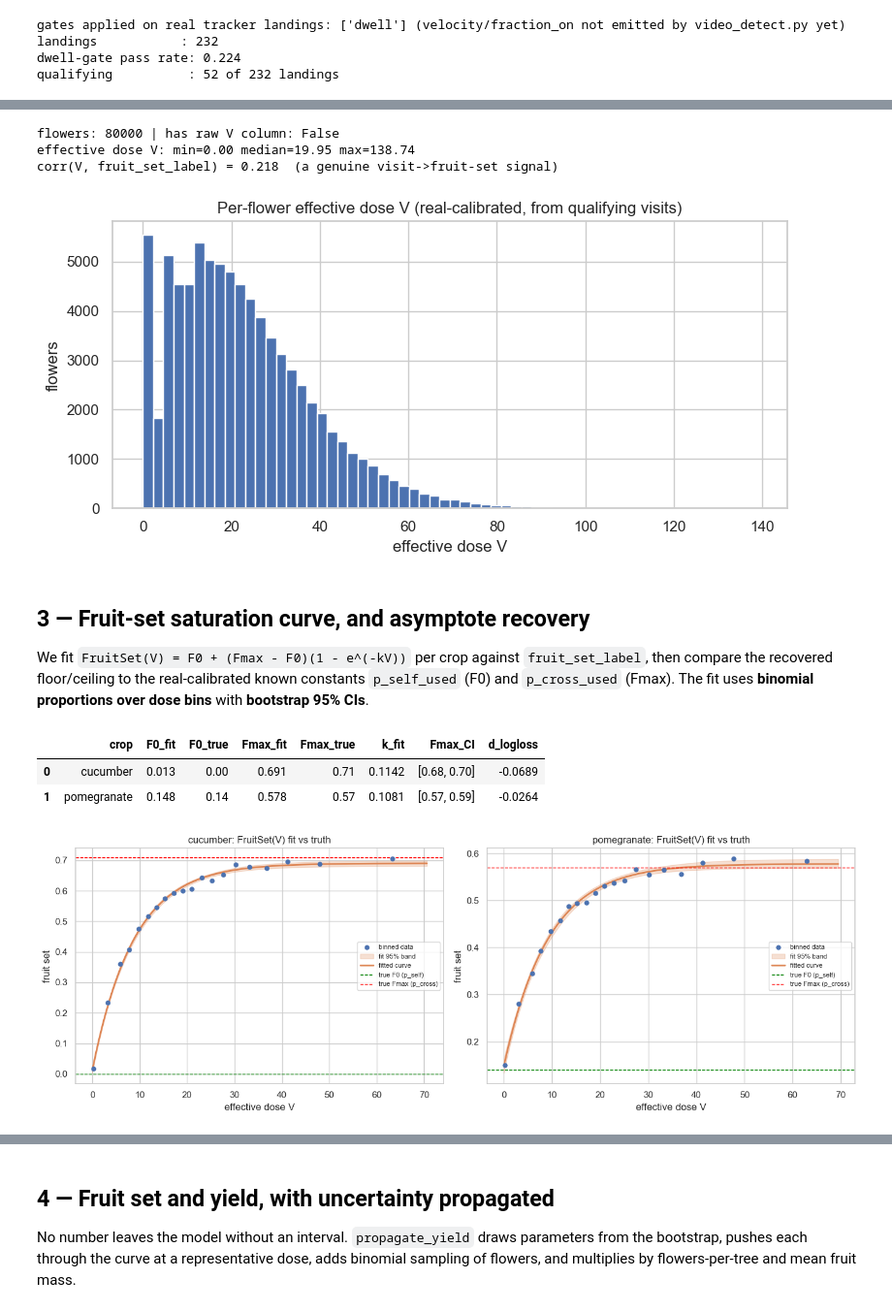
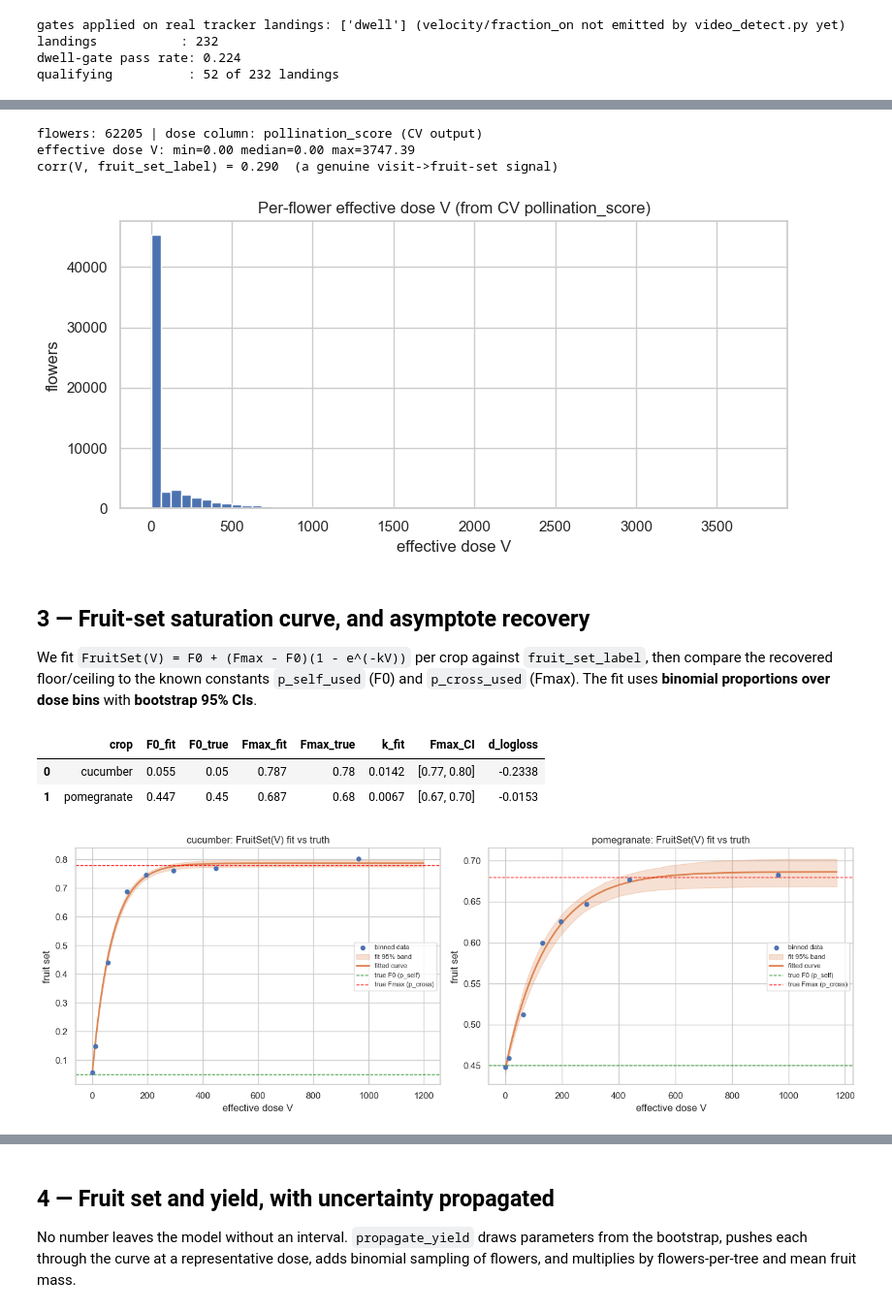
Before and after one commit to Manheim666/Bee-A-Hero, a Jupyter notebook: notebooks/03_ml_dose_response.ipynb, the cells around one changed output, grey strips where cells are left out. Shown at 97% size. Saved outputs shown, nothing was run; the diff lists cells and outputs as text; code cells hidden in the pictures.

```diff
--- a/notebooks/03_ml_dose_response.ipynb
+++ b/notebooks/03_ml_dose_response.ipynb
@@ -55,7 +52,7 @@ from src.ml_models.bayesian import bayes_dose_response, prior_sensitivity
 sns.set_theme(style="whitegrid", context="notebook")
 
 # all paths are relative to the auto-located root -> identical on every machine
-DATA_PATH = root / "data" / "processed" / "dataset_training_realcalibrated.csv"
+DATA_PATH = root / "data" / "processed" / "dataset_training_v11.csv"
 TRACKER   = root / "test_video_result" / "ALL_landings.csv"
 CROPPOL   = root / "data" / "processed" / "croppol_field.csv"
 for f in (DATA_PATH, TRACKER, CROPPOL):
@@ -108,26 +105,26 @@ counts (`nq_*`), the constant species weights (`w_*`), mean dwell and detector c
 # %%
 df = pd.read_csv(DATA_PATH)
 df["V"] = ds.effective_dose_from_aggregates(df)
-print("flowers:", len(df), "| has raw V column:", "V" in pd.read_csv(DATA_PATH, nrows=0).columns)
+print("flowers:", len(df), "| dose column: pollination_score (CV output)")
 print("effective dose V: min=%.2f median=%.2f max=%.2f" % (df.V.min(), df.V.median(), df.V.max()))
 print("corr(V, fruit_set_label) = %.3f  (a genuine visit->fruit-set signal)"
       % np.corrcoef(df.V, df.fruit_set_label)[0, 1])
 
 fig, ax = plt.subplots(figsize=(8, 4))
 ax.hist(df.V, bins=60, color="#4c72b0")
-ax.set(title="Per-flower effective dose V (real-calibrated, from qualifying visits)",
+ax.set(title="Per-flower effective dose V (from CV pollination_score)",
        xlabel="effective dose V", ylabel="flowers")
 plt.tight_layout(); plt.show()
 # %% [output]
-flowers: 80000 | has raw V column: False
-effective dose V: min=0.00 median=19.95 max=138.74
-corr(V, fruit_set_label) = 0.218  (a genuine visit->fruit-set signal)
+flowers: 62205 | dose column: pollination_score (CV output)
+effective dose V: min=0.00 median=0.00 max=3747.39
+corr(V, fruit_set_label) = 0.290  (a genuine visit->fruit-set signal)
-[figure, old version]
+[figure, new version]
 # %% [markdown]
 ## 3 — Fruit-set saturation curve, and asymptote recovery
 
 We fit `FruitSet(V) = F0 + (Fmax - F0)(1 - e^(-kV))` per crop against `fruit_set_label`, then
-compare the recovered floor/ceiling to the real-calibrated known constants `p_self_used` (F0) and
+compare the recovered floor/ceiling to the known constants `p_self_used` (F0) and
 `p_cross_used` (Fmax). The fit uses **binomial proportions over dose bins** with **bootstrap
 95% CIs**.
 # %%
@@ -145,8 +142,8 @@ recovery = pd.DataFrame(rows)
 recovery
 # %% [output]
 |  | crop | F0_fit | F0_true | Fmax_fit | Fmax_true | k_fit | Fmax_CI | d_logloss |
-| 0 | cucumber | 0.013 | 0.00 | 0.691 | 0.71 | 0.1142 | [0.68, 0.70] | -0.0689 |
-| 1 | pomegranate | 0.148 | 0.14 | 0.578 | 0.57 | 0.1081 | [0.57, 0.59] | -0.0264 |
+| 0 | cucumber | 0.055 | 0.05 | 0.787 | 0.78 | 0.0142 | [0.77, 0.80] | -0.2338 |
+| 1 | pomegranate | 0.447 | 0.45 | 0.687 | 0.68 | 0.0067 | [0.67, 0.70] | -0.0153 |
 # %%
 fig, axes = plt.subplots(1, 2, figsize=(14, 5))
 for ax, (crop, g) in zip(axes, df.groupby("crop")):
@@ -164,5 +161,5 @@ for ax, (crop, g) in zip(axes, df.groupby("crop")):
     ax.legend(fontsize=8)
 plt.tight_layout(); plt.show()
 # %% [output]
-[figure, old version]
+[figure, new version]
 # %% [markdown]
```
Also changed, not shown: parts of 15 cells of this notebook, 4 other files.
